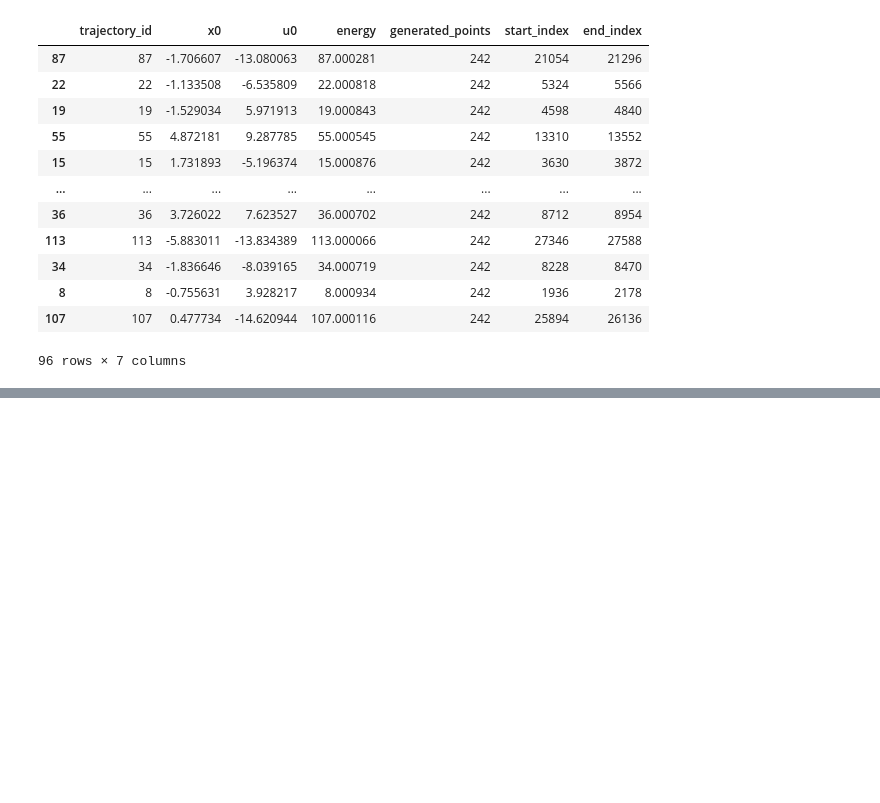
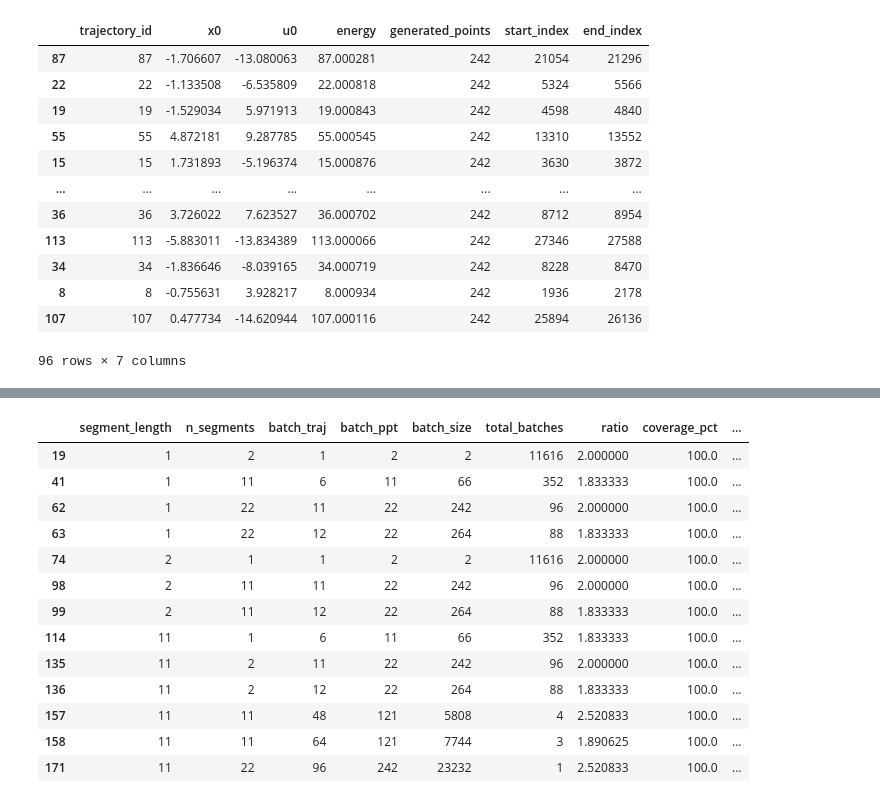
Before and after one commit to thomasGR9/Hamilton_Jacobi_NN, a Jupyter notebook: batch_and_nn_testing.ipynb, the cells around one changed output, grey strips where cells are left out. Drawn from its saved outputs; the diff is of its cells as text; code cells hidden in the pictures; blank space fills up the shorter version.

```diff
--- a/batch_and_nn_testing.ipynb
+++ b/batch_and_nn_testing.ipynb
@@ -500,0 +469,95 @@ Dataset initialized:
+# %%
+def find_valid_combinations(train_df, train_id_df, max_segment_length=20, max_n_segments=50):
+    results = []
+
+    total_points = len(train_df)
+    n_trajectories = len(train_id_df['trajectory_id'].unique())
+
+    # Get actual trajectory lengths (might vary)
+    traj_lengths = []
+    for _, row in train_id_df.iterrows():
+        length = int(row['end_index'] - row['start_index'])
+        traj_lengths.append(length)
+
+    # If all trajectories same length, use that; otherwise use minimum
+    if len(set(traj_lengths)) == 1:
+        points_per_traj = traj_lengths[0]
+    else:
+        points_per_traj = min(traj_lengths)
+        print(f"Warning: Trajectories have different lengths. Using minimum: {points_per_traj}")
+
+    # Find divisors of points_per_traj for valid segment lengths
+    valid_segment_lengths = []
+    for s in range(1, min(max_segment_length + 1, points_per_traj + 1)):
+        if points_per_traj % s == 0:
+            valid_segment_lengths.append(s)
+
+    for segment_length in valid_segment_lengths:
+        max_segments_per_traj = points_per_traj // segment_length
+
+        for n_segments in range(1, min(max_n_segments + 1, max_segments_per_traj + 1)):
+            # Check if trajectories can be evenly distributed across batches
+            if max_segments_per_traj % n_segments != 0:
+                continue
+
+            batches_per_traj = max_segments_per_traj // n_segments
+
+            # Try different batch compositions
+            for batch_traj in range(1, n_trajectories + 1):
+                # Total batches must use all trajectories evenly
+                if (n_trajectories * batches_per_traj) % batch_traj != 0:
+                    continue
+
+                total_batches = (n_trajectories * batches_per_traj) // batch_traj
+
+                # Verify coverage
+                total_points_covered = total_batches * batch_traj * n_segments * segment_length
+
+                # For exact coverage (adjust if allowing partial coverage)
+                if total_points_covered != n_trajectories * points_per_traj:
+                    continue
+
+                batch_ppt = n_segments * segment_length
+                batch_size = batch_traj * batch_ppt
+                ratio = batch_ppt / batch_traj
+
+
+
+                results.append({
+                    "segment_length": segment_length,
+                    "n_segments": n_segments,
+                    "batch_traj": batch_traj,
+                    "batch_ppt": batch_ppt,
+                    "batch_size": batch_size,
+                    "total_batches": total_batches,
+                    "ratio": ratio,
+                    "coverage_pct": (total_points_covered / total_points) * 100,
+                    "points_per_traj": points_per_traj
+                })
+
+    df = pd.DataFrame(results)
+
+    if len(df) == 0:
+        print("No valid combinations found with given constraints!")
+        print(f"Dataset: {total_points} points, {n_trajectories} trajectories, {points_per_traj} points/traj")
+        print(f"Valid segment lengths: {valid_segment_lengths[:10]}...")
+
+    return df
+
+df_valid_combinations_new = find_valid_combinations(train_df, train_id_df, max_segment_length=20, max_n_segments=50)
+df_valid_combinations_new[(df_valid_combinations_new['ratio'] >= 1.8) & (df_valid_combinations_new['ratio'] <= 2.6)]
+# %% [output]
+|  | segment_length | n_segments | batch_traj | batch_ppt | batch_size | total_batches | ratio | coverage_pct | ... |
+| 19 | 1 | 2 | 1 | 2 | 2 | 11616 | 2.000000 | 100.0 | ... |
+| 41 | 1 | 11 | 6 | 11 | 66 | 352 | 1.833333 | 100.0 | ... |
+| 62 | 1 | 22 | 11 | 22 | 242 | 96 | 2.000000 | 100.0 | ... |
+| 63 | 1 | 22 | 12 | 22 | 264 | 88 | 1.833333 | 100.0 | ... |
+| 74 | 2 | 1 | 1 | 2 | 2 | 11616 | 2.000000 | 100.0 | ... |
+| 98 | 2 | 11 | 11 | 22 | 242 | 96 | 2.000000 | 100.0 | ... |
+| 99 | 2 | 11 | 12 | 22 | 264 | 88 | 1.833333 | 100.0 | ... |
+| 114 | 11 | 1 | 6 | 11 | 66 | 352 | 1.833333 | 100.0 | ... |
+| 135 | 11 | 2 | 11 | 22 | 242 | 96 | 2.000000 | 100.0 | ... |
+| 136 | 11 | 2 | 12 | 22 | 264 | 88 | 1.833333 | 100.0 | ... |
+| 157 | 11 | 11 | 48 | 121 | 5808 | 4 | 2.520833 | 100.0 | ... |
+| 158 | 11 | 11 | 64 | 121 | 7744 | 3 | 1.890625 | 100.0 | ... |
+| 171 | 11 | 22 | 96 | 242 | 23232 | 1 | 2.520833 | 100.0 | ... |
```
Also changed, not shown: parts of 29 cells of this notebook.
